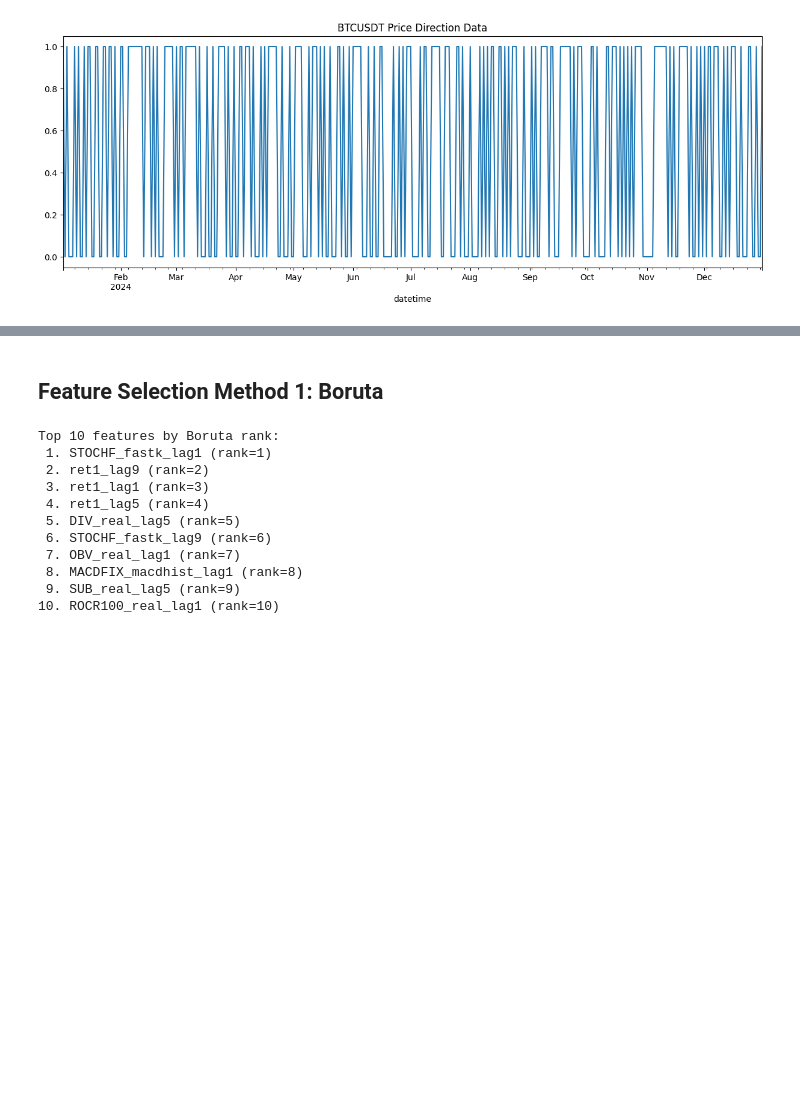
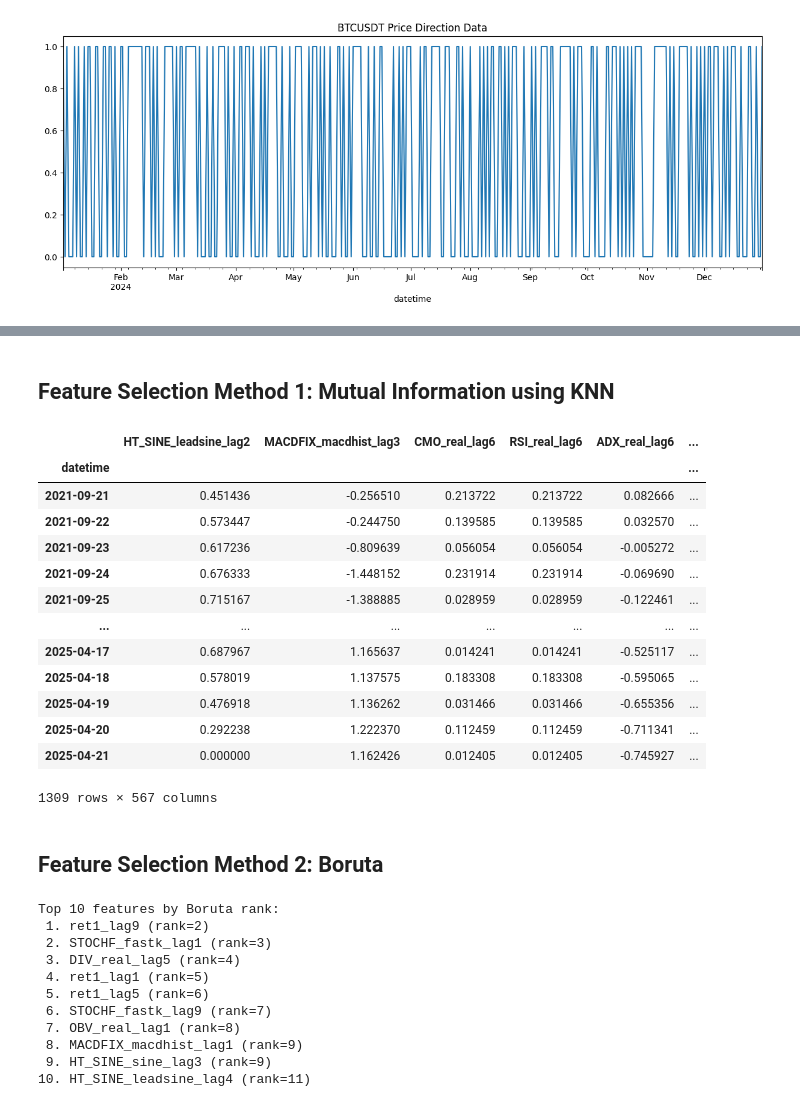
Before and after one commit to dleeim/coracle, a Jupyter notebook: xgboost/EDA.ipynb, the cells around one changed output, grey strips where cells are left out. Drawn from its saved outputs; the diff is of its cells as text; code cells hidden in the pictures; blank space fills up the shorter version.

```diff
--- a/xgboost/EDA.ipynb
+++ b/xgboost/EDA.ipynb
@@ -217,5 +130,35 @@ X_reduced = X_red.copy()
+# %% [markdown]
+## Feature Selection Method 1: Mutual Information using KNN
+# %%
+# 1) avg MI over folds ──────────────────────────────────────────────────
+mi = pd.Series(0.0, index=X_lag_scaled.columns)
+tscv = TimeSeriesSplit(n_splits=N_SPLITS)
+for tr, _ in tscv.split(X_lag_scaled):
+    mi  += mutual_info_classif(X_lag_scaled.iloc[tr], y.iloc[tr], discrete_features=False)
+mi /= N_SPLITS
+
+# 2) keep top KEEP_PCT of lags ──────────────────────────────────────────
+k        = int(len(mi) * KEEP_PCT)
+top_feats= mi.nlargest(k).index
+X_reduced    = X_lag_scaled[top_feats]
+X_reduced
+# %% [output]
+|  | HT_SINE_leadsine_lag2 | MACDFIX_macdhist_lag3 | CMO_real_lag6 | RSI_real_lag6 | ADX_real_lag6 | ... |
+| datetime |  |  |  |  |  | ... |
+| 2021-09-21 | 0.451436 | -0.256510 | 0.213722 | 0.213722 | 0.082666 | ... |
+| 2021-09-22 | 0.573447 | -0.244750 | 0.139585 | 0.139585 | 0.032570 | ... |
+| 2021-09-23 | 0.617236 | -0.809639 | 0.056054 | 0.056054 | -0.005272 | ... |
+| 2021-09-24 | 0.676333 | -1.448152 | 0.231914 | 0.231914 | -0.069690 | ... |
+| 2021-09-25 | 0.715167 | -1.388885 | 0.028959 | 0.028959 | -0.122461 | ... |
+| ... | ... | ... | ... | ... | ... | ... |
+| 2025-04-17 | 0.687967 | 1.165637 | 0.014241 | 0.014241 | -0.525117 | ... |
+| 2025-04-18 | 0.578019 | 1.137575 | 0.183308 | 0.183308 | -0.595065 | ... |
+| 2025-04-19 | 0.476918 | 1.136262 | 0.031466 | 0.031466 | -0.655356 | ... |
+| 2025-04-20 | 0.292238 | 1.222370 | 0.112459 | 0.112459 | -0.711341 | ... |
+| 2025-04-21 | 0.000000 | 1.162426 | 0.012405 | 0.012405 | -0.745927 | ... |
+1309 rows × 567 columns
 # %% [markdown]
-## Feature Selection Method 1: Boruta
+## Feature Selection Method 2: Boruta
 # %%
 from boruta import BorutaPy
 from sklearn.ensemble import RandomForestClassifier
@@ -254,13 +197,13 @@ for i, feat in enumerate(boruta_selected_mc, 1):
     print(f"{i:2d}. {feat} (rank={ranks[feat]})")
 # %% [output]
 Top 10 features by Boruta rank:
- 1. STOCHF_fastk_lag1 (rank=1)
- 2. ret1_lag9 (rank=2)
- 3. ret1_lag1 (rank=3)
- 4. ret1_lag5 (rank=4)
- 5. DIV_real_lag5 (rank=5)
- 6. STOCHF_fastk_lag9 (rank=6)
- 7. OBV_real_lag1 (rank=7)
- 8. MACDFIX_macdhist_lag1 (rank=8)
- 9. SUB_real_lag5 (rank=9)
-10. ROCR100_real_lag1 (rank=10)
+ 1. ret1_lag9 (rank=2)
+ 2. STOCHF_fastk_lag1 (rank=3)
+ 3. DIV_real_lag5 (rank=4)
+ 4. ret1_lag1 (rank=5)
+ 5. ret1_lag5 (rank=6)
+ 6. STOCHF_fastk_lag9 (rank=7)
+ 7. OBV_real_lag1 (rank=8)
+ 8. MACDFIX_macdhist_lag1 (rank=9)
+ 9. HT_SINE_sine_lag3 (rank=9)
+10. HT_SINE_leadsine_lag4 (rank=11)
```
Also changed, not shown: parts of 21 cells of this notebook.
